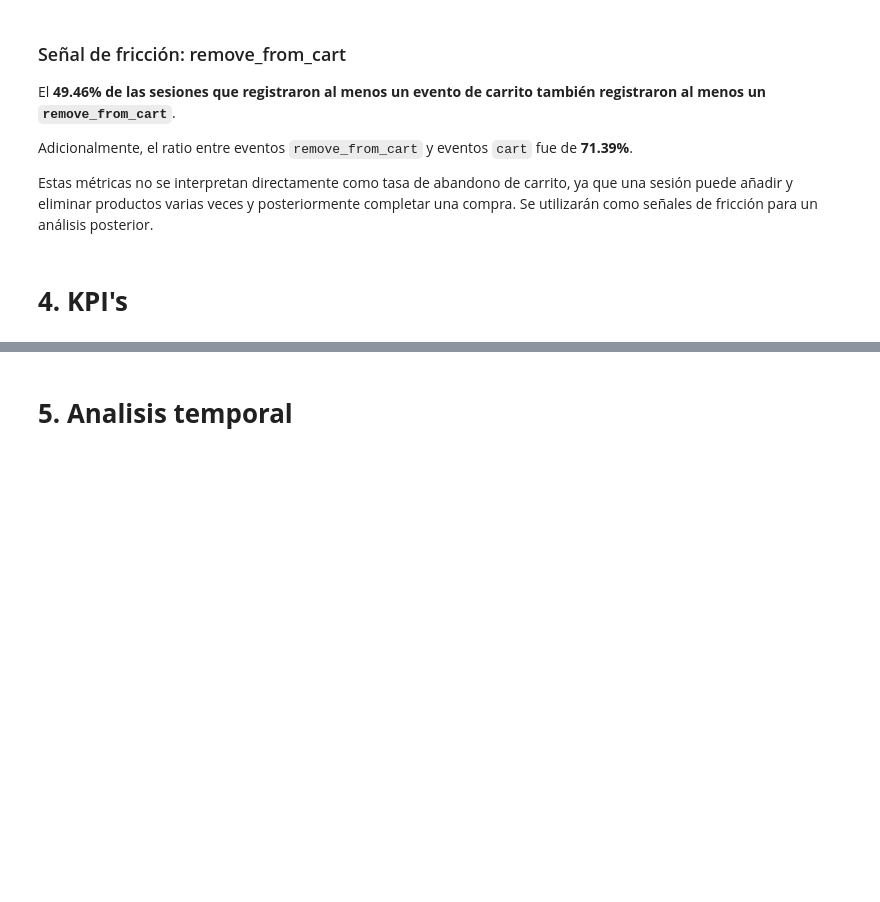
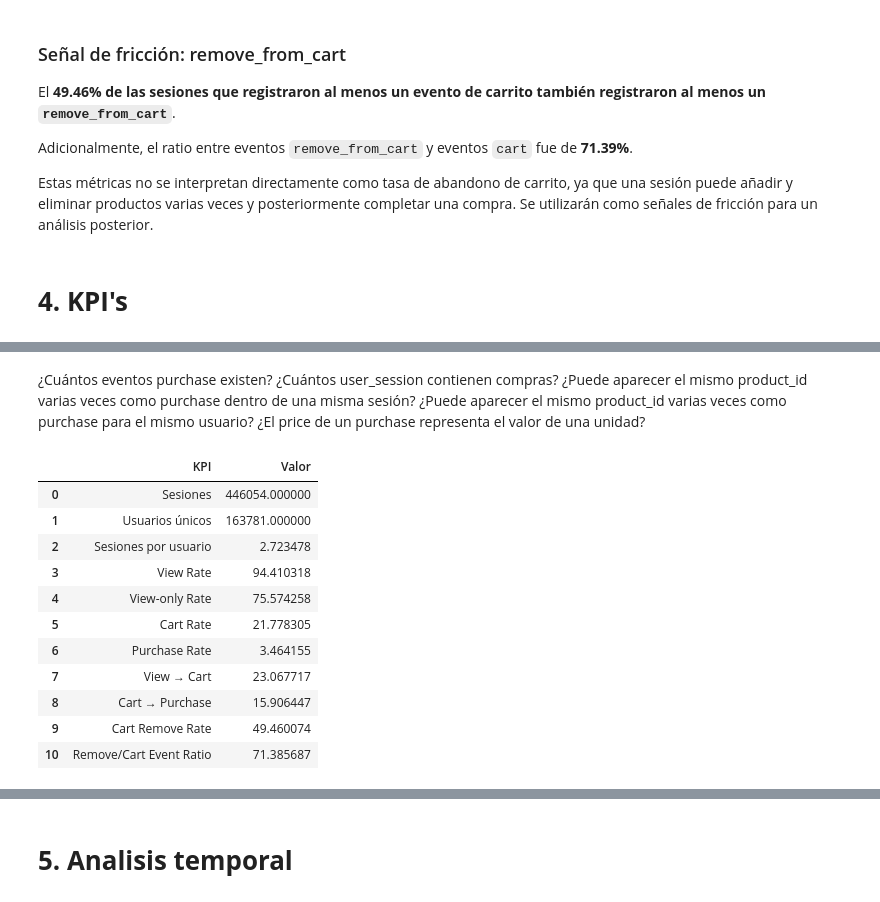
Before and after one commit to Nicosuarezso/ecommerce-cosmetics-analytics, a Jupyter notebook: notebooks/03_customer_journey_analysis.ipynb, the cells around one changed output, grey strips where cells are left out. Saved outputs shown, nothing was run; the diff lists cells and outputs as text; code cells hidden in the pictures; blank space fills up the shorter version.

```diff
--- a/notebooks/03_customer_journey_analysis.ipynb
+++ b/notebooks/03_customer_journey_analysis.ipynb
@@ -797,0 +832,67 @@ Estas métricas no se interpretan directamente como tasa de abandono de carrito,
+# %% [markdown]
+¿Cuántos eventos purchase existen?
+¿Cuántos user_session contienen compras?
+¿Puede aparecer el mismo product_id varias veces como purchase dentro de una misma sesión?
+¿Puede aparecer el mismo product_id varias veces como purchase para el mismo usuario?
+¿El price de un purchase representa el valor de una unidad?
+# %%
+total_sessions = len(sessions)
+unique_users = df["user_id"].nunique()
+
+sessions_per_user = total_sessions / unique_users
+
+view_rate = session_reach.view
+cart_rate = session_reach.cart
+purchase_rate = session_reach.purchase
+
+view_only_rate = view_only_pct
+
+view_to_cart = view_to_cart
+cart_to_purchase = cart_to_purchase
+
+cart_remove_rate = session_remove_rate
+remove_cart_event_ratio = remove_from_cart
+# %%
+kpi_table = pd.DataFrame({
+    "KPI": [
+        "Sesiones",
+        "Usuarios únicos",
+        "Sesiones por usuario",
+        "View Rate",
+        "View-only Rate",
+        "Cart Rate",
+        "Purchase Rate",
+        "View → Cart",
+        "Cart → Purchase",
+        "Cart Remove Rate",
+        "Remove/Cart Event Ratio"
+    ],
+    "Valor": [
+        total_sessions,
+        unique_users,
+        sessions_per_user,
+        view_rate,
+        view_only_rate,
+        cart_rate,
+        purchase_rate,
+        view_to_cart,
+        cart_to_purchase,
+        cart_remove_rate,
+        remove_cart_event_ratio
+    ]
+})
+
+kpi_table
+# %% [output]
+|  | KPI | Valor |
+| 0 | Sesiones | 446054.000000 |
+| 1 | Usuarios únicos | 163781.000000 |
+| 2 | Sesiones por usuario | 2.723478 |
+| 3 | View Rate | 94.410318 |
+| 4 | View-only Rate | 75.574258 |
+| 5 | Cart Rate | 21.778305 |
+| 6 | Purchase Rate | 3.464155 |
+| 7 | View → Cart | 23.067717 |
+| 8 | Cart → Purchase | 15.906447 |
+| 9 | Cart Remove Rate | 49.460074 |
+| 10 | Remove/Cart Event Ratio | 71.385687 |
```
Also changed, not shown: parts of 18 cells of this notebook, 1 other file.
